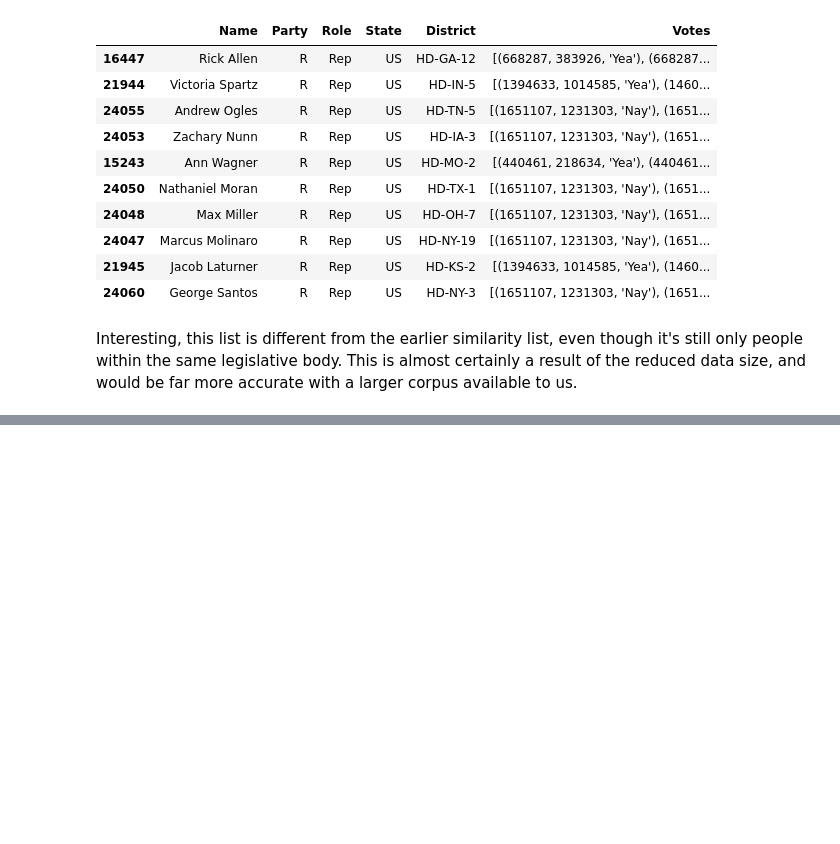
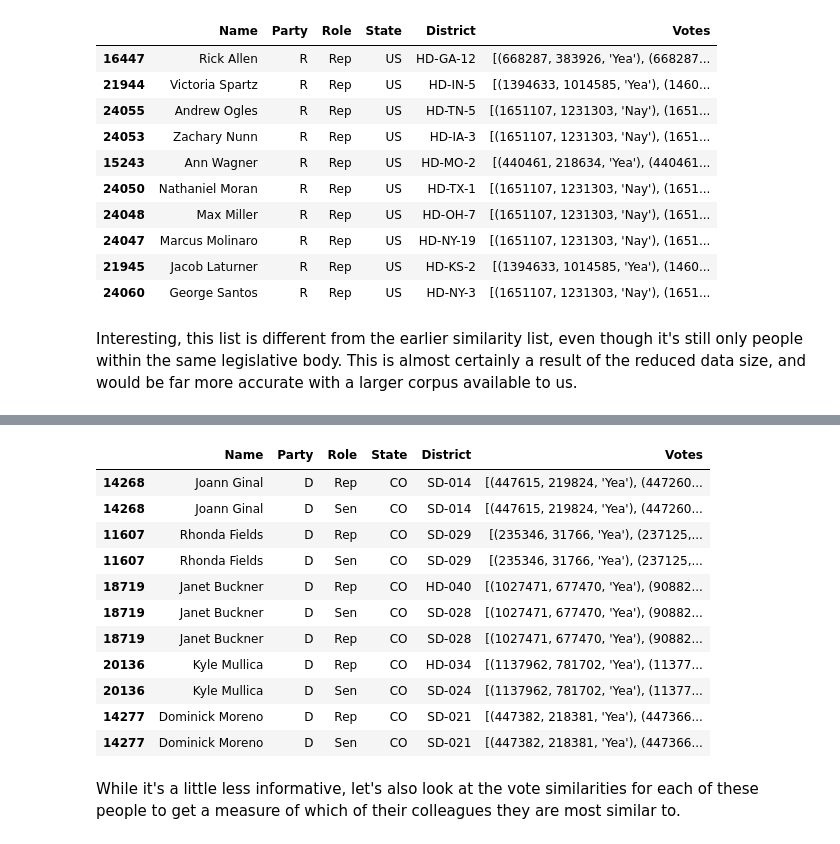
Before and after one commit to silas-wunder/LegiScan, a Jupyter notebook: basic_analysis.ipynb, the cells around one changed output, grey strips where cells are left out. Cells and saved outputs as stored; diff of their text form; code cells hidden in the pictures; blank space fills up the shorter version.

```diff
--- a/basic_analysis.ipynb
+++ b/basic_analysis.ipynb
@@ -276,0 +324,6 @@ Interesting, this list is different from the earlier similarity list, even thoug
+# %%
+bennet = people.loc[people["Name"] == "Michael Bennet"].index[0]
+hickenlooper = people.loc[people["Name"] == "John Hickenlooper"].index[0]
+neguse = people.loc[people["Name"] == "Joseph Neguse"].index[0]
+boesenecker = people.loc[people["Name"] == "Andrew Boesenecker"].index[0]
+ginal = people.loc[people["Name"] == "Joann Ginal"].index[0]
@@ -276,0 +356,17 @@ Interesting, this list is different from the earlier similarity list, even thoug
+# %%
+people.loc[topic_similarites[ginal].argsort()[::-1][:5]]
+# %% [output]
+|  | Name | Party | Role | State | District | Votes |
+| 14268 | Joann Ginal | D | Rep | CO | SD-014 | [(447615, 219824, 'Yea'), (447260... |
+| 14268 | Joann Ginal | D | Sen | CO | SD-014 | [(447615, 219824, 'Yea'), (447260... |
+| 11607 | Rhonda Fields | D | Rep | CO | SD-029 | [(235346, 31766, 'Yea'), (237125,... |
+| 11607 | Rhonda Fields | D | Sen | CO | SD-029 | [(235346, 31766, 'Yea'), (237125,... |
+| 18719 | Janet Buckner | D | Rep | CO | HD-040 | [(1027471, 677470, 'Yea'), (90882... |
+| 18719 | Janet Buckner | D | Sen | CO | SD-028 | [(1027471, 677470, 'Yea'), (90882... |
+| 18719 | Janet Buckner | D | Rep | CO | SD-028 | [(1027471, 677470, 'Yea'), (90882... |
+| 20136 | Kyle Mullica | D | Rep | CO | HD-034 | [(1137962, 781702, 'Yea'), (11377... |
+| 20136 | Kyle Mullica | D | Sen | CO | SD-024 | [(1137962, 781702, 'Yea'), (11377... |
+| 14277 | Dominick Moreno | D | Rep | CO | SD-021 | [(447382, 218381, 'Yea'), (447366... |
+| 14277 | Dominick Moreno | D | Sen | CO | SD-021 | [(447382, 218381, 'Yea'), (447366... |
+# %% [markdown]
+While it's a little less informative, let's also look at the vote similarities for each of these people to get a measure of which of their colleagues they are most similar to.
```
Also changed, not shown: parts of 25 cells of this notebook.
